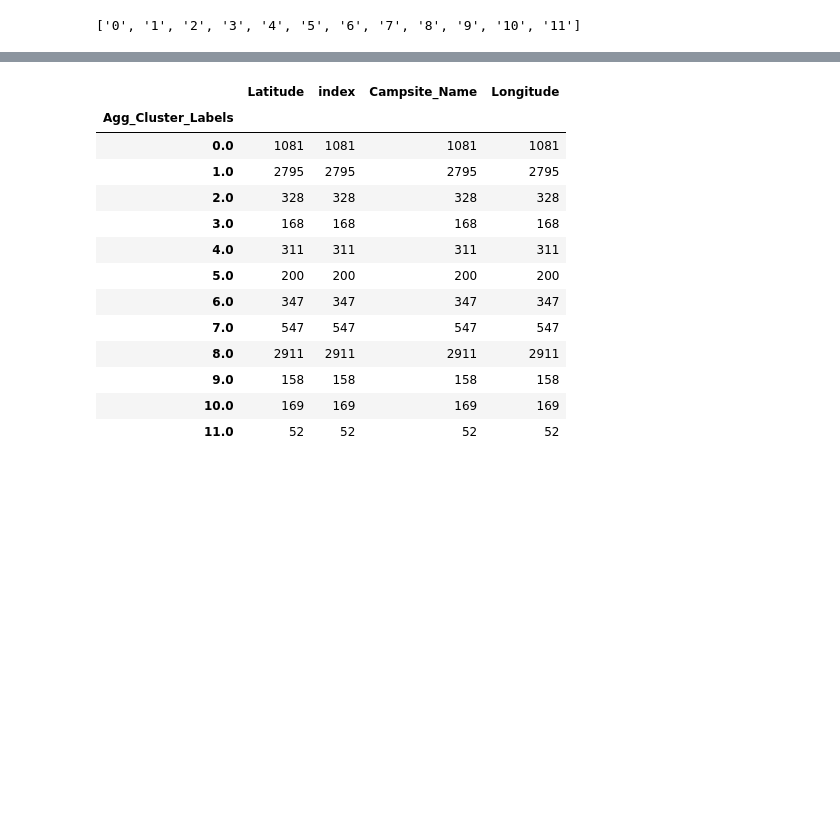
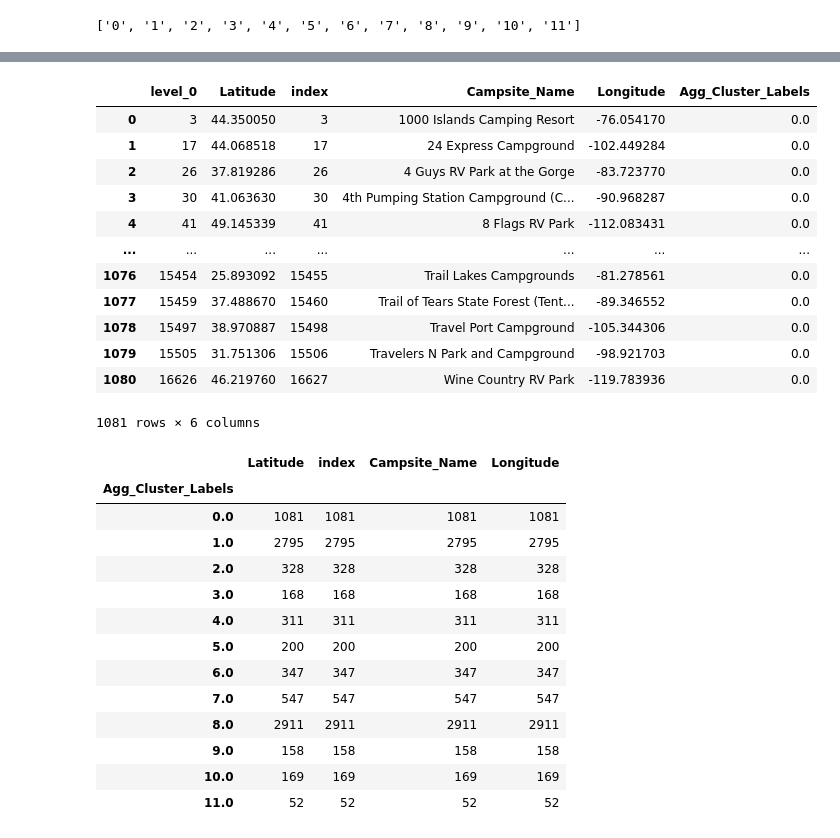
Before and after one commit to HenningH87/Coursera_Capstone, a Jupyter notebook: Agglomaritive.ipynb, the cells around one changed output, grey strips where cells are left out. Saved outputs shown, nothing was run; the diff lists cells and outputs as text; code cells hidden in the pictures; blank space fills up the shorter version.

```diff
--- a/Agglomaritive.ipynb
+++ b/Agglomaritive.ipynb
@@ -204,3 +233,19 @@ for cluster in df_RV.groupby('Agg_Cluster_Labels').count().reset_index()['Agg_Cl
+# %%
+df_temp.reset_index()
+# %% [output]
+|  | level_0 | Latitude | index | Campsite_Name | Longitude | Agg_Cluster_Labels |
+| 0 | 3 | 44.350050 | 3 | 1000 Islands Camping Resort | -76.054170 | 0.0 |
+| 1 | 17 | 44.068518 | 17 | 24 Express Campground | -102.449284 | 0.0 |
+| 2 | 26 | 37.819286 | 26 | 4 Guys RV Park at the Gorge | -83.723770 | 0.0 |
+| 3 | 30 | 41.063630 | 30 | 4th Pumping Station Campground (C... | -90.968287 | 0.0 |
+| 4 | 41 | 49.145339 | 41 | 8 Flags RV Park | -112.083431 | 0.0 |
+| ... | ... | ... | ... | ... | ... | ... |
+| 1076 | 15454 | 25.893092 | 15455 | Trail Lakes Campgrounds | -81.278561 | 0.0 |
+| 1077 | 15459 | 37.488670 | 15460 | Trail of Tears State Forest (Tent... | -89.346552 | 0.0 |
+| 1078 | 15497 | 38.970887 | 15498 | Travel Port Campground | -105.344306 | 0.0 |
+| 1079 | 15505 | 31.751306 | 15506 | Travelers N Park and Campground | -98.921703 | 0.0 |
+| 1080 | 16626 | 46.219760 | 16627 | Wine Country RV Park | -119.783936 | 0.0 |
+1081 rows × 6 columns
 # %%
 df_RV.groupby('Agg_Cluster_Labels').count()
 # %% [output]
```
Also changed, not shown: parts of 2 cells of this notebook, 40 other files.
